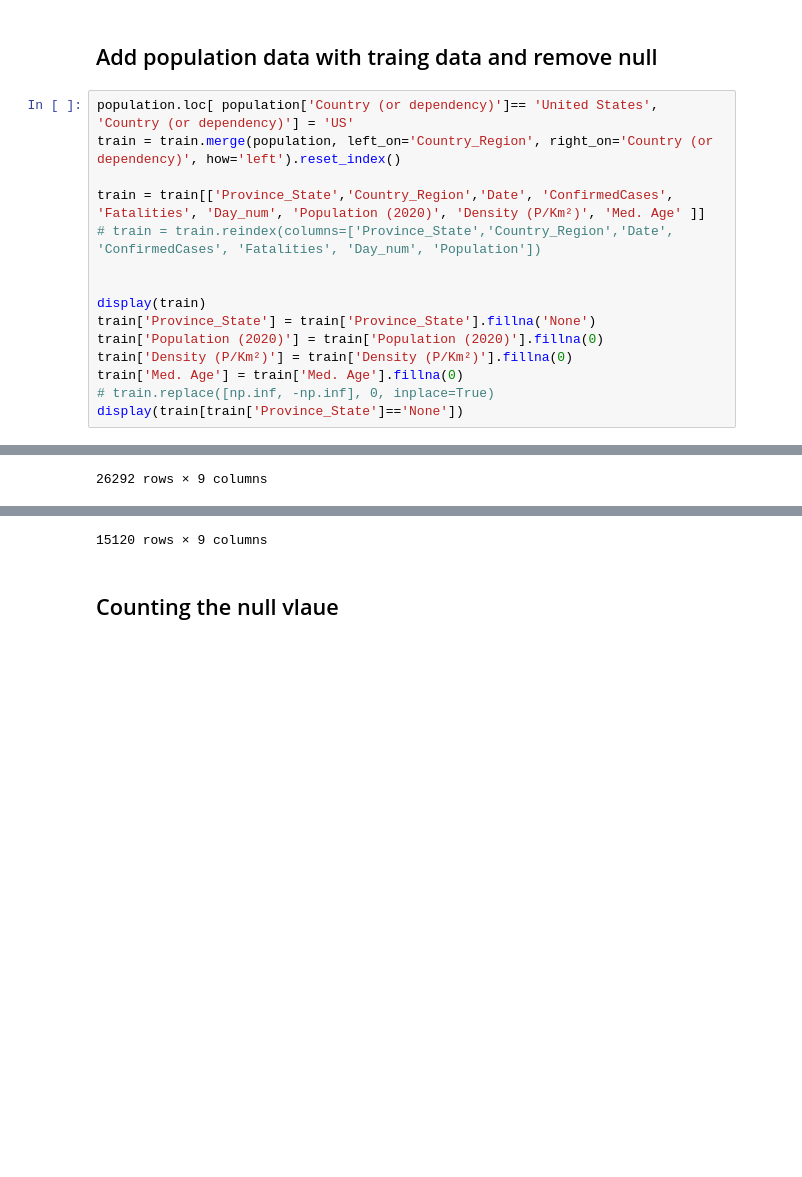
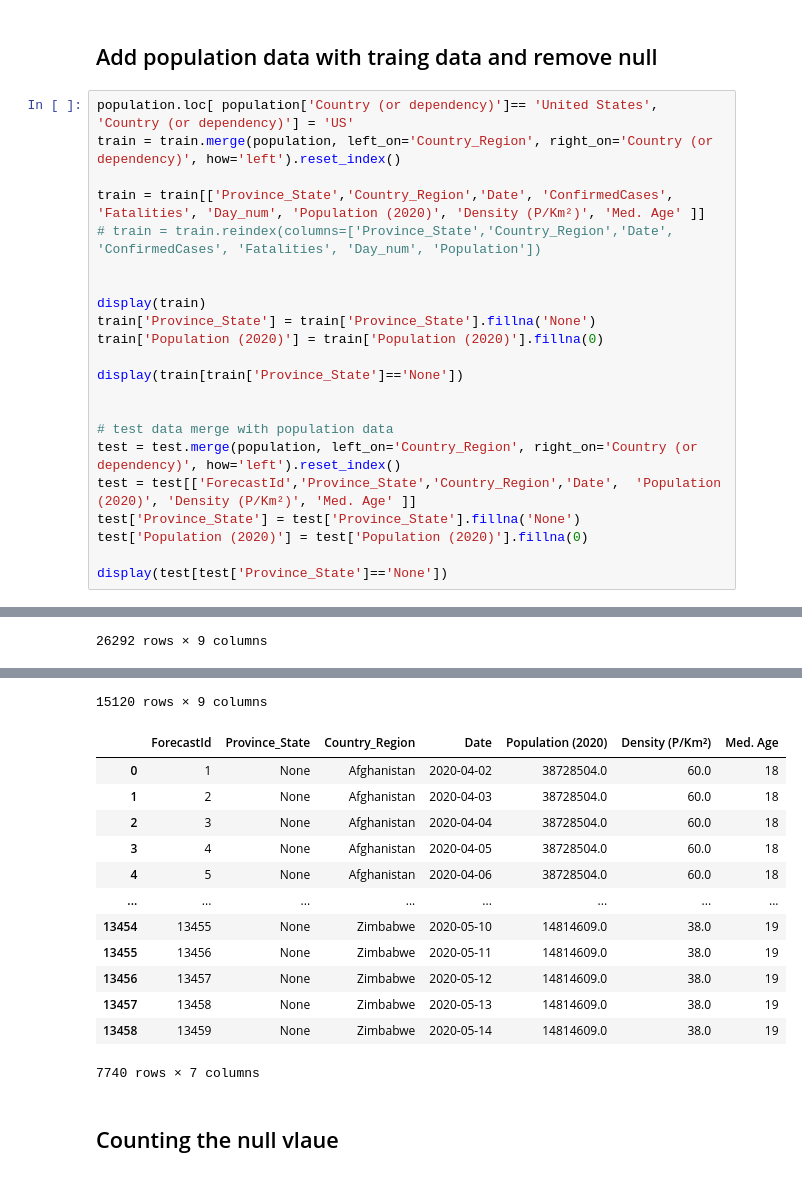
Before and after one commit to tusharghoshbd/covid-19-global-forecast-xgboost, a Jupyter notebook: Covid-19 global forecasting.ipynb, the cells around one changed output, grey strips where cells are left out. Saved outputs shown, nothing was run; the diff lists cells and outputs as text; blank space fills up the shorter version.

```diff
--- a/Covid-19 global forecasting.ipynb
+++ b/Covid-19 global forecasting.ipynb
@@ -218,37 +236,57 @@ train = train[['Province_State','Country_Region','Date', 'ConfirmedCases', 'Fata
 display(train)
 train['Province_State'] = train['Province_State'].fillna('None')
 train['Population (2020)'] = train['Population (2020)'].fillna(0)
-train['Density (P/Km²)'] = train['Density (P/Km²)'].fillna(0)
-train['Med. Age'] = train['Med. Age'].fillna(0)
-# train.replace([np.inf, -np.inf], 0, inplace=True)
+
 display(train[train['Province_State']=='None'])
+
+
+# test data merge with population data
+test = test.merge(population, left_on='Country_Region', right_on='Country (or dependency)', how='left').reset_index()
+test = test[['ForecastId','Province_State','Country_Region','Date',  'Population (2020)', 'Density (P/Km²)', 'Med. Age' ]]
+test['Province_State'] = test['Province_State'].fillna('None')
+test['Population (2020)'] = test['Population (2020)'].fillna(0)
+
+display(test[test['Province_State']=='None'])
 # %% [output]
 |  | Province_State | Country_Region | Date | ConfirmedCases | Fatalities | Day_num | Population (2020) | ... |
 | 0 | NaN | Afghanistan | 2020-01-22 | 0.0 | 0.0 | 0 | 38728504.0 | ... |
 | 1 | NaN | Afghanistan | 2020-01-23 | 0.0 | 0.0 | 1 | 38728504.0 | ... |
 | 2 | NaN | Afghanistan | 2020-01-24 | 0.0 | 0.0 | 2 | 38728504.0 | ... |
 | 3 | NaN | Afghanistan | 2020-01-25 | 0.0 | 0.0 | 3 | 38728504.0 | ... |
 | 4 | NaN | Afghanistan | 2020-01-26 | 0.0 | 0.0 | 4 | 38728504.0 | ... |
 | ... | ... | ... | ... | ... | ... | ... | ... | ... |
 | 26287 | NaN | Zimbabwe | 2020-04-10 | 13.0 | 3.0 | 79 | 14814609.0 | ... |
 | 26288 | NaN | Zimbabwe | 2020-04-11 | 14.0 | 3.0 | 80 | 14814609.0 | ... |
 | 26289 | NaN | Zimbabwe | 2020-04-12 | 14.0 | 3.0 | 81 | 14814609.0 | ... |
 | 26290 | NaN | Zimbabwe | 2020-04-13 | 17.0 | 3.0 | 82 | 14814609.0 | ... |
 | 26291 | NaN | Zimbabwe | 2020-04-14 | 17.0 | 3.0 | 83 | 14814609.0 | ... |
 26292 rows × 9 columns
 |  | Province_State | Country_Region | Date | ConfirmedCases | Fatalities | Day_num | Population (2020) | ... |
 | 0 | None | Afghanistan | 2020-01-22 | 0.0 | 0.0 | 0 | 38728504.0 | ... |
 | 1 | None | Afghanistan | 2020-01-23 | 0.0 | 0.0 | 1 | 38728504.0 | ... |
 | 2 | None | Afghanistan | 2020-01-24 | 0.0 | 0.0 | 2 | 38728504.0 | ... |
 | 3 | None | Afghanistan | 2020-01-25 | 0.0 | 0.0 | 3 | 38728504.0 | ... |
 | 4 | None | Afghanistan | 2020-01-26 | 0.0 | 0.0 | 4 | 38728504.0 | ... |
 | ... | ... | ... | ... | ... | ... | ... | ... | ... |
 | 26287 | None | Zimbabwe | 2020-04-10 | 13.0 | 3.0 | 79 | 14814609.0 | ... |
 | 26288 | None | Zimbabwe | 2020-04-11 | 14.0 | 3.0 | 80 | 14814609.0 | ... |
 | 26289 | None | Zimbabwe | 2020-04-12 | 14.0 | 3.0 | 81 | 14814609.0 | ... |
 | 26290 | None | Zimbabwe | 2020-04-13 | 17.0 | 3.0 | 82 | 14814609.0 | ... |
 | 26291 | None | Zimbabwe | 2020-04-14 | 17.0 | 3.0 | 83 | 14814609.0 | ... |
 15120 rows × 9 columns
+|  | ForecastId | Province_State | Country_Region | Date | Population (2020) | Density (P/Km²) | Med. Age |
+| 0 | 1 | None | Afghanistan | 2020-04-02 | 38728504.0 | 60.0 | 18 |
+| 1 | 2 | None | Afghanistan | 2020-04-03 | 38728504.0 | 60.0 | 18 |
+| 2 | 3 | None | Afghanistan | 2020-04-04 | 38728504.0 | 60.0 | 18 |
+| 3 | 4 | None | Afghanistan | 2020-04-05 | 38728504.0 | 60.0 | 18 |
+| 4 | 5 | None | Afghanistan | 2020-04-06 | 38728504.0 | 60.0 | 18 |
+| ... | ... | ... | ... | ... | ... | ... | ... |
+| 13454 | 13455 | None | Zimbabwe | 2020-05-10 | 14814609.0 | 38.0 | 19 |
+| 13455 | 13456 | None | Zimbabwe | 2020-05-11 | 14814609.0 | 38.0 | 19 |
+| 13456 | 13457 | None | Zimbabwe | 2020-05-12 | 14814609.0 | 38.0 | 19 |
+| 13457 | 13458 | None | Zimbabwe | 2020-05-13 | 14814609.0 | 38.0 | 19 |
+| 13458 | 13459 | None | Zimbabwe | 2020-05-14 | 14814609.0 | 38.0 | 19 |
+7740 rows × 7 columns
 # %% [markdown]
 ## Counting the null vlaue
 # %%
```
Also changed, not shown: parts of 12 cells of this notebook, 2 other files.
